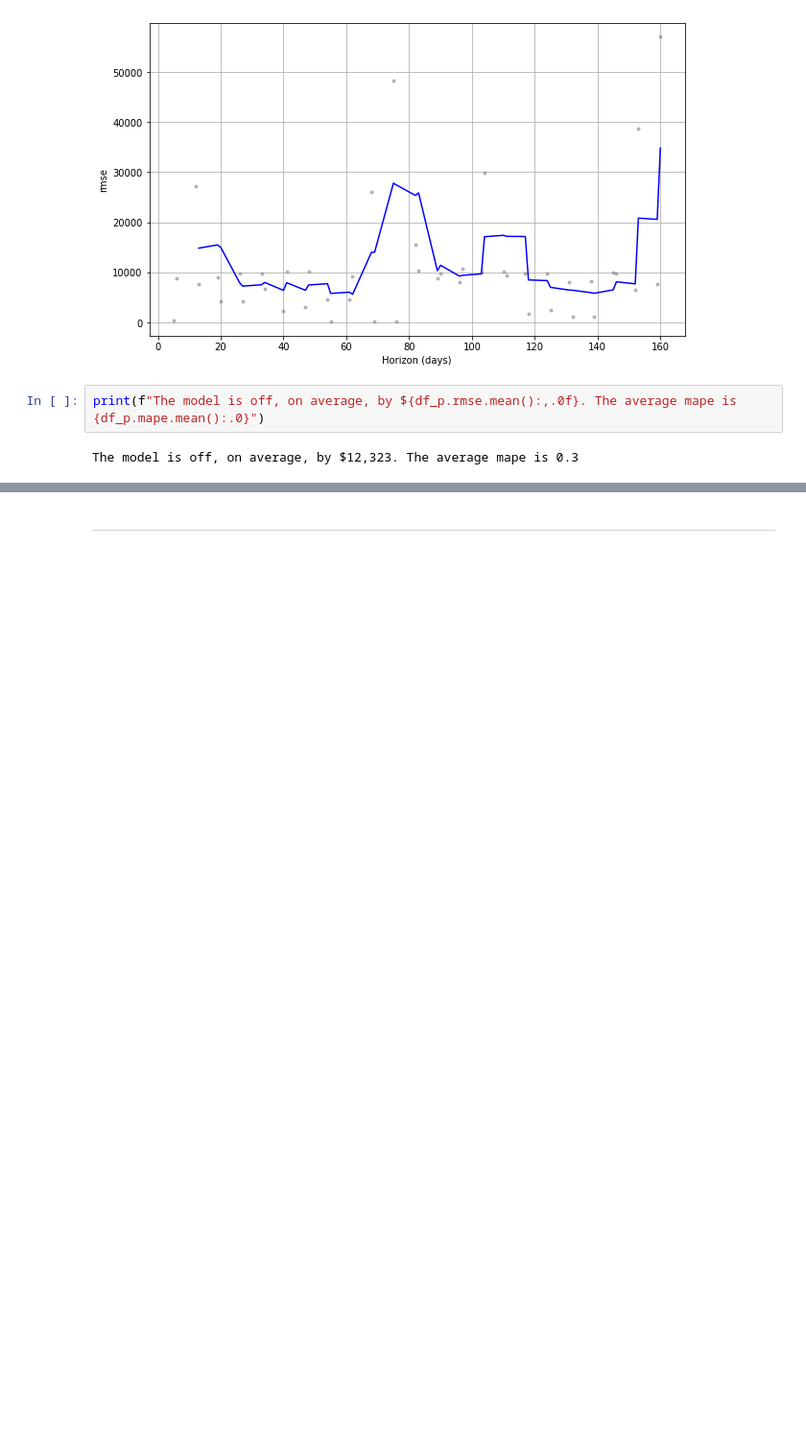
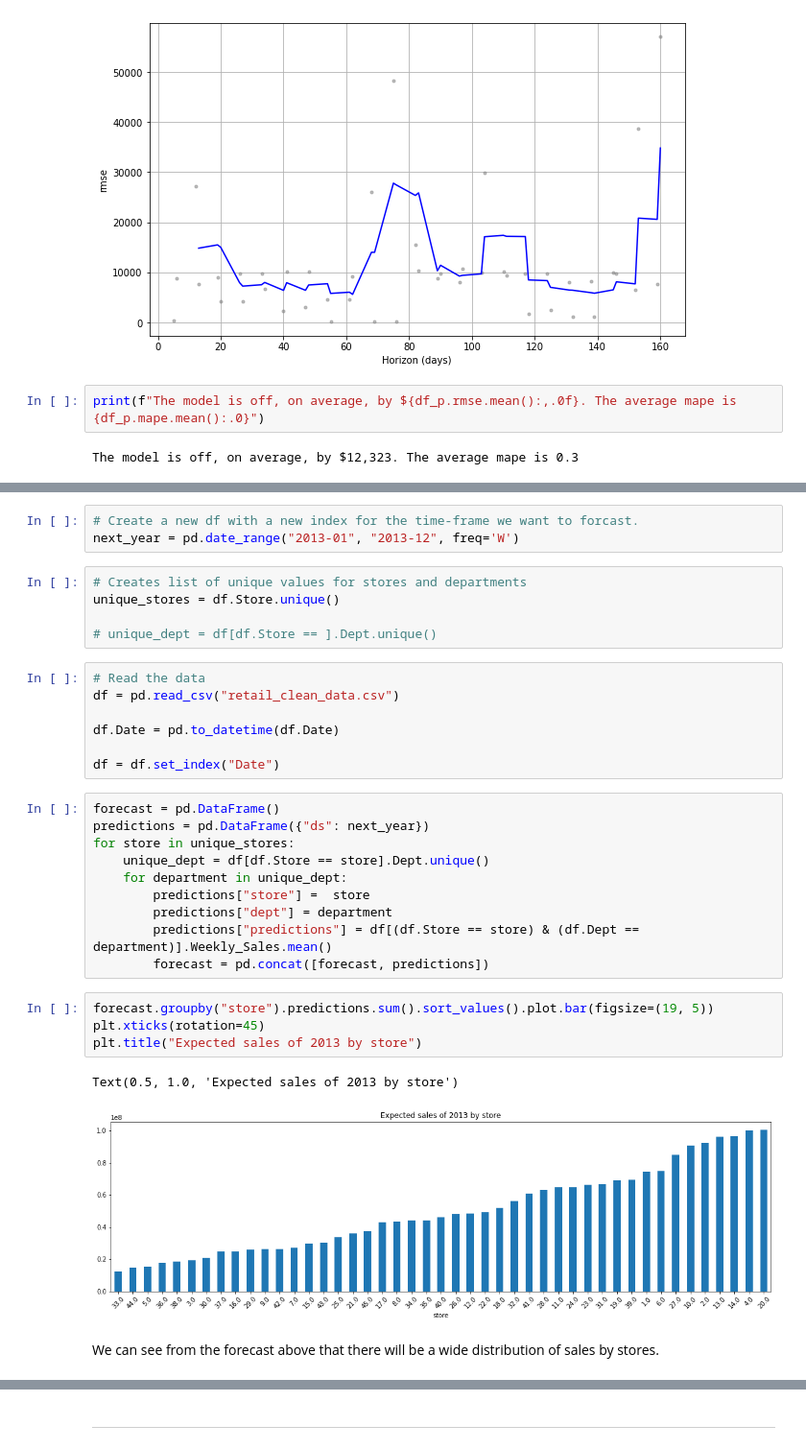
Before and after one commit to guedanie/retail-time-series-project, a Jupyter notebook: retail-time-series-analysis.ipynb, the cells around one changed output, grey strips where cells are left out. Shown at 96% size. Drawn from its saved outputs; the diff is of its cells as text; blank space fills up the shorter version.

Commit message:
finished modeling forecast, ready to move onto business recommendations

```diff
--- a/retail-time-series-analysis.ipynb
+++ b/retail-time-series-analysis.ipynb
@@ -573,0 +582,34 @@ The model is off, on average, by $12,323. The average mape is 0.3
+# %%
+# Create a new df with a new index for the time-frame we want to forcast.
+next_year = pd.date_range("2013-01", "2013-12", freq='W')
+# %%
+# Creates list of unique values for stores and departments
+unique_stores = df.Store.unique()
+
+# unique_dept = df[df.Store == ].Dept.unique()
+# %%
+# Read the data
+df = pd.read_csv("retail_clean_data.csv")
+
+df.Date = pd.to_datetime(df.Date)
+
+df = df.set_index("Date")
+# %%
+forecast = pd.DataFrame()
+predictions = pd.DataFrame({"ds": next_year})
+for store in unique_stores:
+    unique_dept = df[df.Store == store].Dept.unique()
+    for department in unique_dept:
+        predictions["store"] =  store
+        predictions["dept"] = department
+        predictions["predictions"] = df[(df.Store == store) & (df.Dept == department)].Weekly_Sales.mean()
+        forecast = pd.concat([forecast, predictions])
+# %%
+forecast.groupby("store").predictions.sum().sort_values().plot.bar(figsize=(19, 5))
+plt.xticks(rotation=45)
+plt.title("Expected sales of 2013 by store")
+# %% [output]
+Text(0.5, 1.0, 'Expected sales of 2013 by store')
+[figure, added]
+# %% [markdown]
+We can see from the forecast above that there will be a wide distribution of sales by stores.
```
Also changed, not shown: parts of 5 cells of this notebook.
